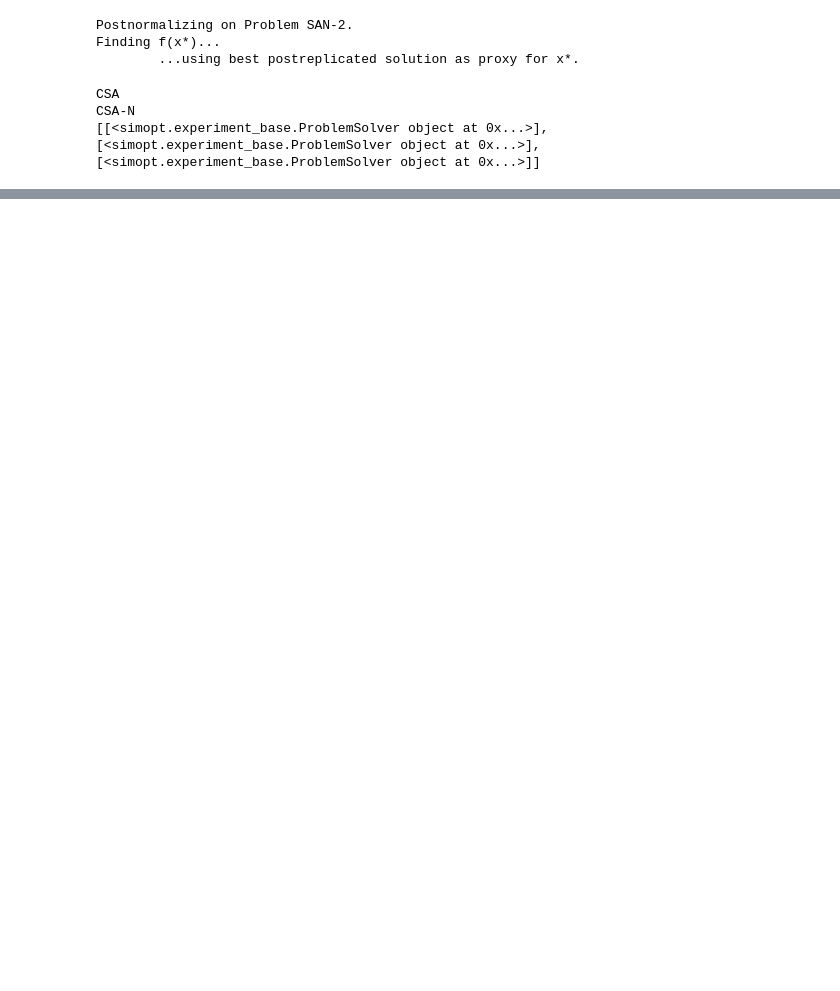
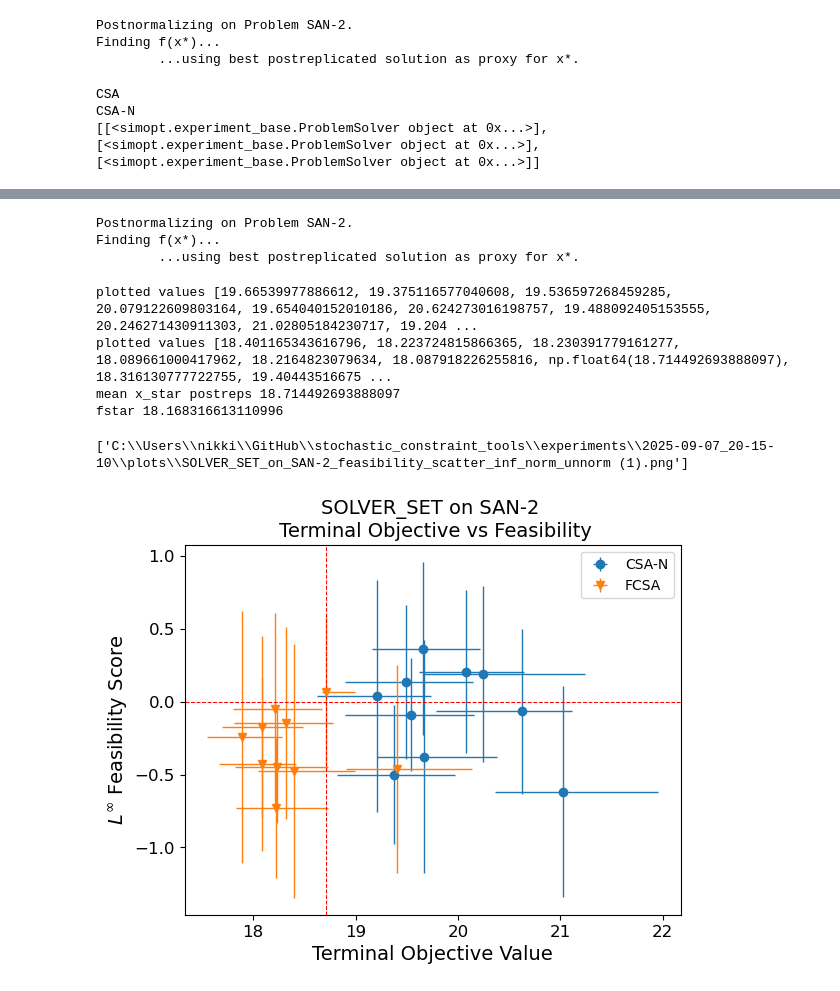
Before and after one commit to nicolefelice/stochastic_constraint_tools, a Jupyter notebook: mpc_demo.ipynb, the cells around one changed output, grey strips where cells are left out. Drawn from its saved outputs; the diff is of its cells as text; code cells hidden in the pictures; blank space fills up the shorter version.

```diff
--- a/mpc_demo.ipynb
+++ b/mpc_demo.ipynb
@@ -144,0 +156,21 @@ plot_experiments = myexperiment.experiments[1]+myexperiment.experiments[2]
+# %%
+# run experiments for reccomended solutions only for csa-n and fcsa
+csa_n_factors = {"search_direction": "CSA",
+               "normalize_grads": True,
+               "report_all_solns": False,
+               "crn_across_solns": False,
+}
+csa_n = FCSA(fixed_factors=csa_n_factors, name="CSA-N")
+fcsa_factors = {"search_direction": "FCSA",
+               "normalize_grads": True,
+               "report_all_solns": False,
+               "crn_across_solns": False,
+}
+fcsa = FCSA(fixed_factors=fcsa_factors, name = "FCSA")
+solvers = [csa_n, fcsa]
+# %%
+#initalize experiment
+myexperiment = ProblemsSolvers(solvers=solvers, problems=problems)
+# %%
+# Run a fixed number of macroreplications of the solver on the problem.
+myexperiment.run(n_macroreps=10)
@@ -144,0 +210,17 @@ plot_experiments = myexperiment.experiments[1]+myexperiment.experiments[2]
+# %%
+# Find an optimal solution x* for normalization.
+myexperiment.post_normalize(100)
+# %% [output]
+Postnormalizing on Problem SAN-2.
+Finding f(x*)...
+        ...using best postreplicated solution as proxy for x*.
+# %%
+# plot Figure 5
+plot_feasibility(myexperiment.experiments)
+# %% [output]
+plotted values [19.66539977886612, 19.375116577040608, 19.536597268459285, 20.079122609803164, 19.654040152010186, 20.624273016198757, 19.488092405153555, 20.246271430911303, 21.02805184230717, 19.204 ...
+plotted values [18.401165343616796, 18.223724815866365, 18.230391779161277, 18.089661000417962, 18.2164823079634, 18.087918226255816, np.float64(18.714492693888097), 18.316130777722755, 19.40443516675 ...
+mean x_star postreps 18.714492693888097
+fstar 18.168316613110996
+['C:\\Users\\nikki\\GitHub\\stochastic_constraint_tools\\experiments\\2025-09-07_20-15-10\\plots\\SOLVER_SET_on_SAN-2_feasibility_scatter_inf_norm_unnorm (1).png']
+[figure, added]
```
Also changed, not shown: parts of 10 cells of this notebook, 1 other file.
